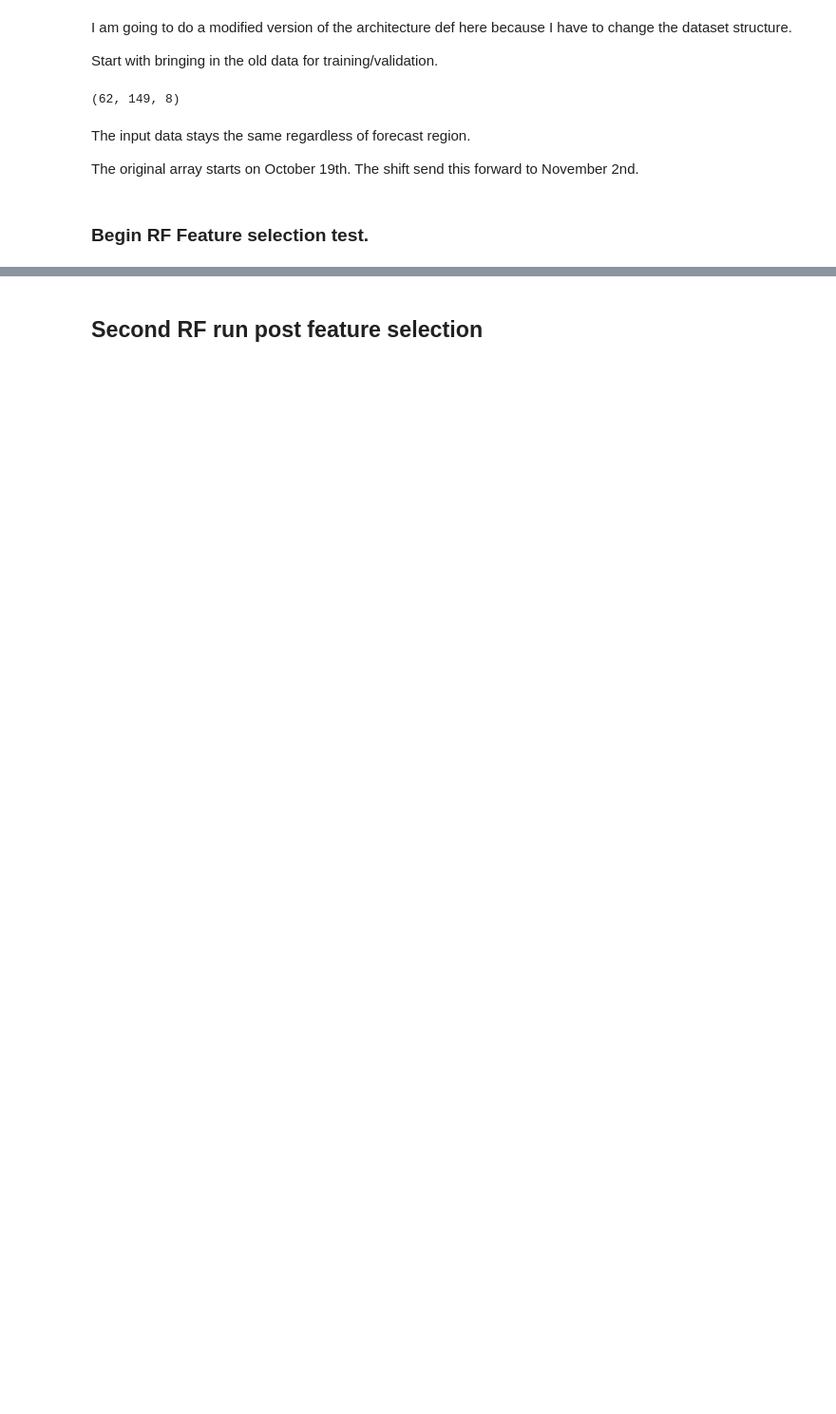
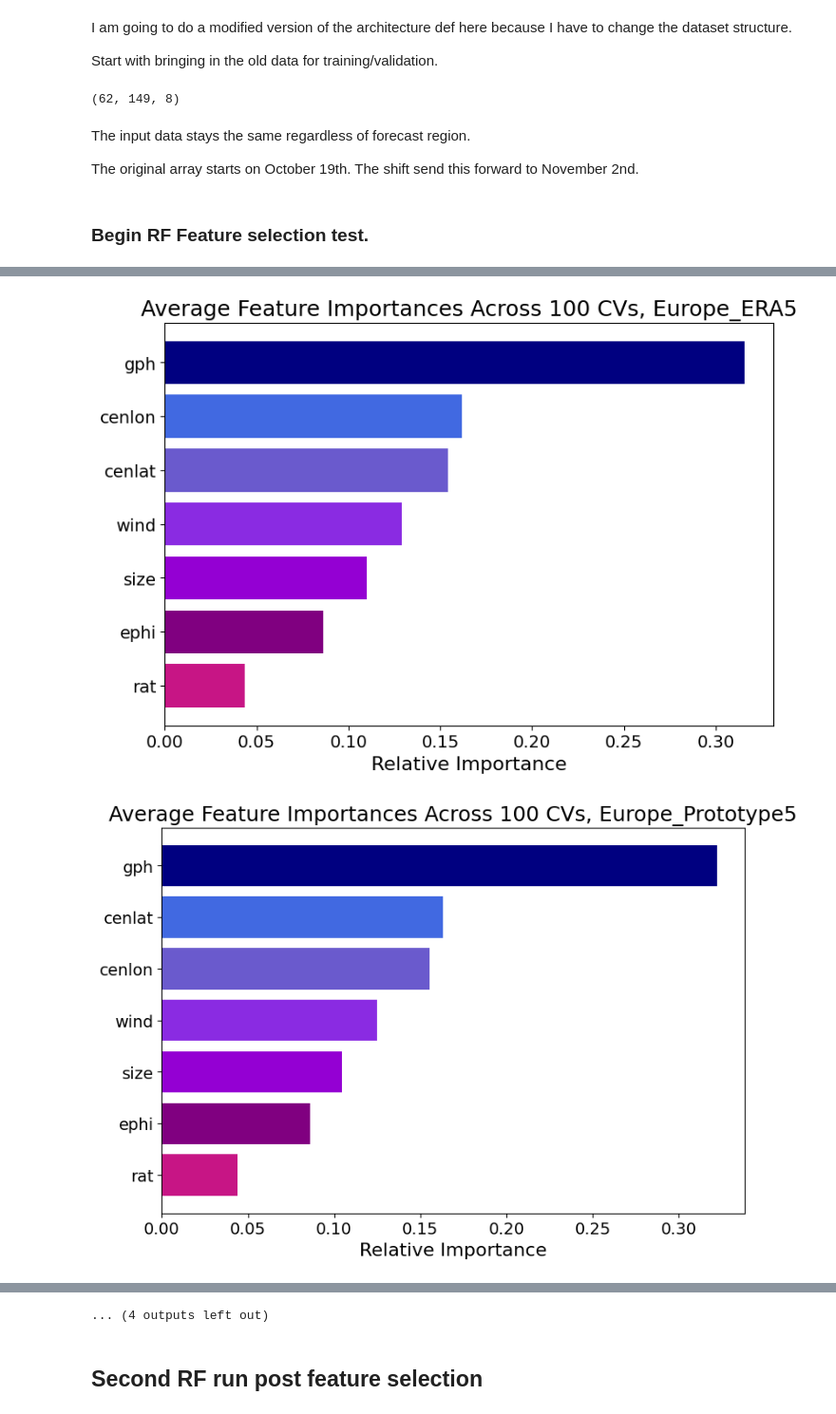
Before and after one commit to emf98/UFS_EllipseAnalysis, a Jupyter notebook: testing_RF/RF_Master.ipynb, the cells around one changed output, grey strips where cells are left out. Shown: that part at 95% size. Saved outputs shown, nothing was run; the diff lists cells and outputs as text; code cells hidden in the pictures; blank space fills up the shorter version.

Commit message:
RF_Master post-feature selection ...

```diff
--- a/testing_RF/RF_Master.ipynb
+++ b/testing_RF/RF_Master.ipynb
@@ -102,25 +102,53 @@ col_names = ['wind','rat','cenlat','cenlon','size','ephi','gph']
 input2.columns = col_names
 # %% [markdown]
 ### Begin RF Feature selection test.
+# %%
+def feat_imp_plot(important,input1,files):
+    imp = np.nanmean(important, axis = 0)
+    imp.shape
+
+    #plot features by relative importance
+    indices = np.argsort(imp)[::-1]  #sort by importance
+    c = ["navy","royalblue","slateblue","blueviolet","darkviolet","purple","mediumvioletred","magenta"]
+
+    plt.figure(figsize=(9, 6))
+    plt.title(f'Average Feature Importances Across 100 CVs, {str(files)}',fontsize =18)
+    plt.barh(range(input1.shape[1]), imp[indices], align="center", color = c)
+    plt.yticks(range(input1.shape[1]), input1.columns[indices],fontsize =14)
+    plt.xticks(fontsize =14)
+    plt.xlabel("Relative Importance",fontsize =16)
+    plt.gca().invert_yaxis()
+    plt.savefig(f'./images/FeatureImportance_{str(files)}.png',bbox_inches = 'tight')
 # %%
 #number of cross validations
 n = 100
+
+regions = ['eur','nova','seus']
 # %%
-##Europe Feature Selection
-eur_important = rf_featselect(n,shift,idx,input1,input2,'eur','Europe_Prototype8')
-
-imp = np.nanmean(eur_important, axis = 0)
-imp.shape
-
-#plot features by relative importance
-indices = np.argsort(imp)[::-1]  #sort by importance
-c = ["navy","royalblue","slateblue","blueviolet","darkviolet","purple","mediumvioletred","magenta"]
-
-plt.figure(figsize=(9, 6))
-plt.title("Average Feature Importances Across 100 CVs, Europe +14",fontsize =18)
-plt.barh(range(input1.shape[1]), imp[indices], align="center", color = c)
-plt.yticks(range(input1.shape[1]), input1.columns[indices],fontsize =14)
-plt.xticks(fontsize =14)
-plt.xlabel("Relative Importance",fontsize =16)
-plt.gca().invert_yaxis()
-#plt.savefig("./images/EurRF_FeatureImportance_14days.png",bbox_inches = 'tight')
+##Loop through regions and files to do feature selection.
+for i in range(len(regions)):
+    ##EUROPE
+    if regions[i] == 'eur':
+        files = ['Europe_ERA5','Europe_Prototype5','Europe_Prototype6','Europe_Prototype7','Europe_Prototype8']
+        for j in range(len(files)):
+            print(f'Working on {str(files[j])} ...')
+            eur_important = rf_featselect(n,shift,idx,input1,input2,regions[i],files[j])
+            feat_imp_plot(eur_important,input1,files[j])
+            print('_____________________________________')
+    ##CANADA
+    if regions[i] == 'nova':
+        files = ['Canada_ERA5','Canada_Prototype5','Canada_Prototype6','Canada_Prototype7','Canada_Prototype8']
+        for j in range(len(files)):
+            print(f'Working on {str(files[j])} ...')
+            can_important = rf_featselect(n,shift,idx,input1,input2,regions[i],files[j])
+            feat_imp_plot(can_important,input1,files[j])
+            print('_____________________________________')
+    ##SEUS
+    if regions[i] == 'seus':
+        files = ['SEUS_ERA5','SEUS_Prototype5','SEUS_Prototype6','SEUS_Prototype7','SEUS_Prototype8']
+        for j in range(len(files)):
+            print(f'Working on {str(files[j])} ...')
+            seus_important = rf_featselect(n,shift,idx,input1,input2,regions[i],files[j])
+            feat_imp_plot(seus_important,input1,files[j])
+            print('_____________________________________')
+# %% [output]
@@ -126,0 +172,2 @@ plt.gca().invert_yaxis()
+[figure, added]
+[figure, added]
@@ -127,2 +183,3 @@ plt.gca().invert_yaxis()
+... (4 outputs left out)
 # %% [markdown]
 ## Second RF run post feature selection
```
Also changed, not shown: parts of 13 cells of this notebook.
